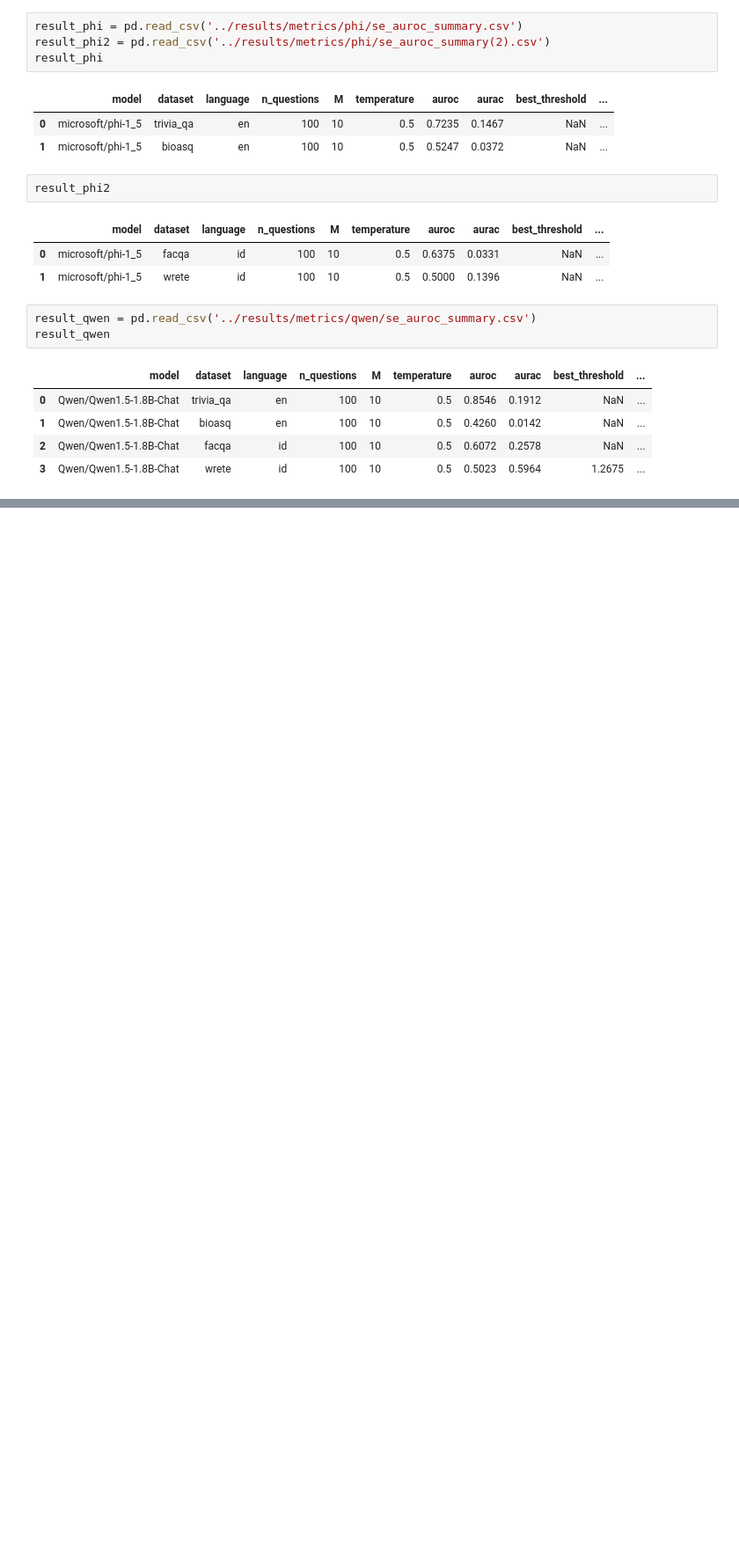
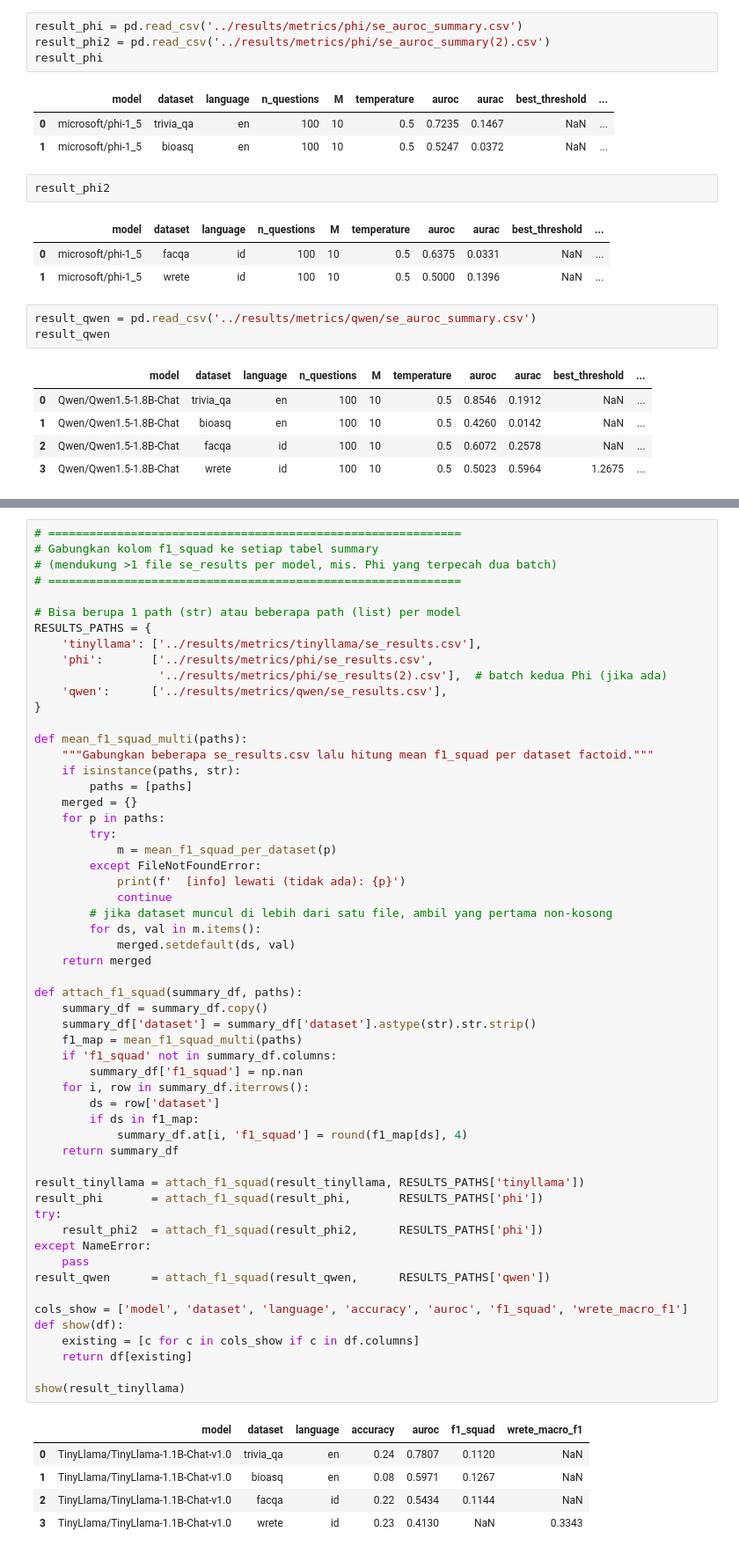
Before and after one commit to StievenLee/Detection-Hallucination-SLM, a Jupyter notebook: src/visualize_se_baseline.ipynb, the cells around one changed output, grey strips where cells are left out. Shown at 88% size. Cells and saved outputs as stored; diff of their text form; blank space fills up the shorter version.

```diff
--- a/src/visualize_se_baseline.ipynb
+++ b/src/visualize_se_baseline.ipynb
@@ -38,0 +73,62 @@ result_qwen
+# %%
+# ============================================================
+# Gabungkan kolom f1_squad ke setiap tabel summary
+# (mendukung >1 file se_results per model, mis. Phi yang terpecah dua batch)
+# ============================================================
+
+# Bisa berupa 1 path (str) atau beberapa path (list) per model
+RESULTS_PATHS = {
+    'tinyllama': ['../results/metrics/tinyllama/se_results.csv'],
+    'phi':       ['../results/metrics/phi/se_results.csv',
+                  '../results/metrics/phi/se_results(2).csv'],  # batch kedua Phi (jika ada)
+    'qwen':      ['../results/metrics/qwen/se_results.csv'],
+}
+
+def mean_f1_squad_multi(paths):
+    """Gabungkan beberapa se_results.csv lalu hitung mean f1_squad per dataset factoid."""
+    if isinstance(paths, str):
+        paths = [paths]
+    merged = {}
+    for p in paths:
+        try:
+            m = mean_f1_squad_per_dataset(p)
+        except FileNotFoundError:
+            print(f'  [info] lewati (tidak ada): {p}')
+            continue
+        # jika dataset muncul di lebih dari satu file, ambil yang pertama non-kosong
+        for ds, val in m.items():
+            merged.setdefault(ds, val)
+    return merged
+
+def attach_f1_squad(summary_df, paths):
+    summary_df = summary_df.copy()
+    summary_df['dataset'] = summary_df['dataset'].astype(str).str.strip()
+    f1_map = mean_f1_squad_multi(paths)
+    if 'f1_squad' not in summary_df.columns:
+        summary_df['f1_squad'] = np.nan
+    for i, row in summary_df.iterrows():
+        ds = row['dataset']
+        if ds in f1_map:
+            summary_df.at[i, 'f1_squad'] = round(f1_map[ds], 4)
+    return summary_df
+
+result_tinyllama = attach_f1_squad(result_tinyllama, RESULTS_PATHS['tinyllama'])
+result_phi       = attach_f1_squad(result_phi,       RESULTS_PATHS['phi'])
+try:
+    result_phi2  = attach_f1_squad(result_phi2,      RESULTS_PATHS['phi'])
+except NameError:
+    pass
+result_qwen      = attach_f1_squad(result_qwen,      RESULTS_PATHS['qwen'])
+
+cols_show = ['model', 'dataset', 'language', 'accuracy', 'auroc', 'f1_squad', 'wrete_macro_f1']
+def show(df):
+    existing = [c for c in cols_show if c in df.columns]
+    return df[existing]
+
+show(result_tinyllama)
+# %% [output]
+|  | model | dataset | language | accuracy | auroc | f1_squad | wrete_macro_f1 |
+| 0 | TinyLlama/TinyLlama-1.1B-Chat-v1.0 | trivia_qa | en | 0.24 | 0.7807 | 0.1120 | NaN |
+| 1 | TinyLlama/TinyLlama-1.1B-Chat-v1.0 | bioasq | en | 0.08 | 0.5971 | 0.1267 | NaN |
+| 2 | TinyLlama/TinyLlama-1.1B-Chat-v1.0 | facqa | id | 0.22 | 0.5434 | 0.1144 | NaN |
+| 3 | TinyLlama/TinyLlama-1.1B-Chat-v1.0 | wrete | id | 0.23 | 0.4130 | NaN | 0.3343 |
```
Also changed, not shown: parts of 4 cells of this notebook.
